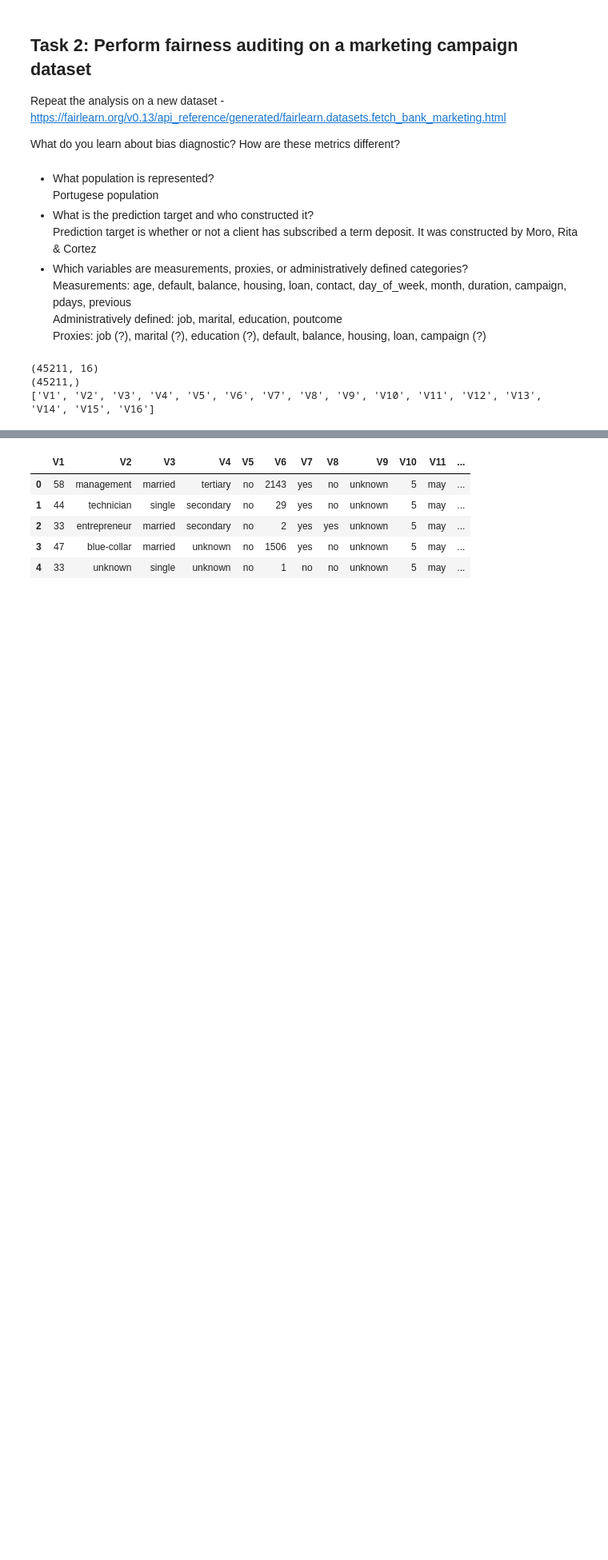
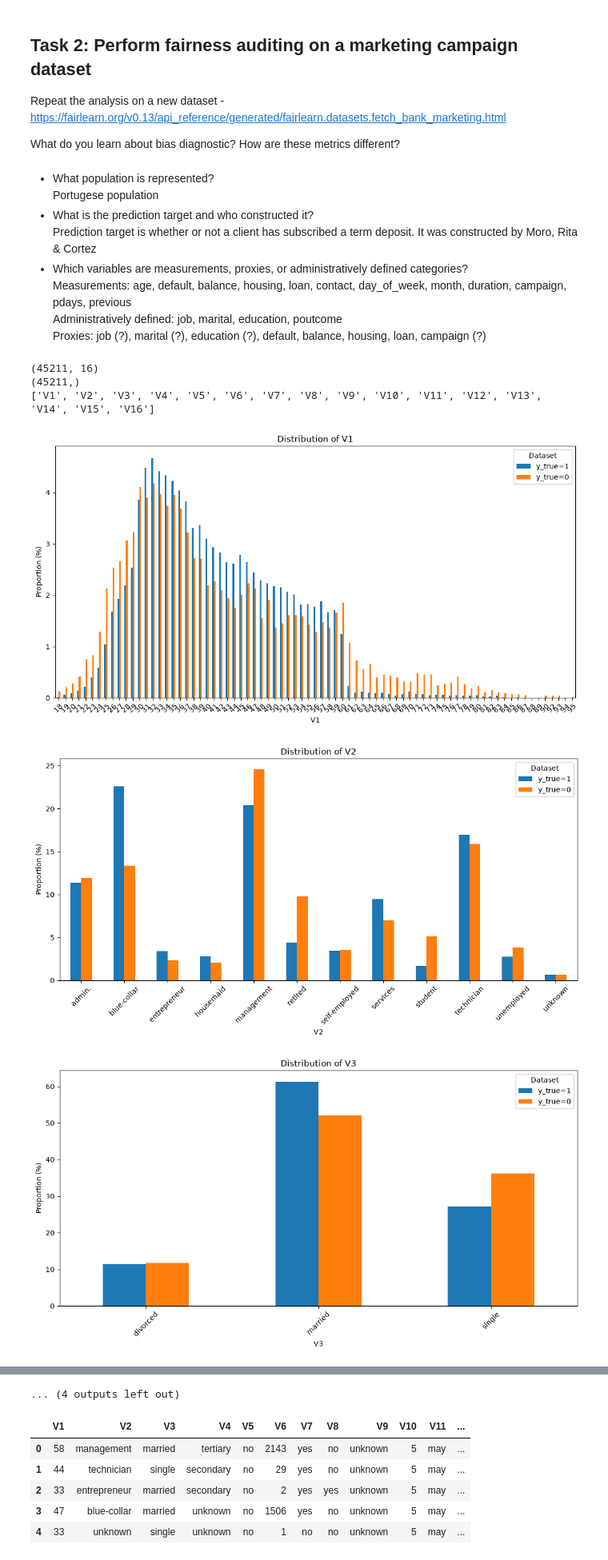
Before and after one commit to bellaVbsVbee/RAI, a Jupyter notebook: Project1/Bella_Week1_Guided_Fairness_Metrics_ACSIncome.ipynb, the cells around one changed output, grey strips where cells are left out. Shown at 80% size. Cells and saved outputs as stored; diff of their text form; code cells hidden in the pictures; blank space fills up the shorter version.

```diff
--- a/Project1/Bella_Week1_Guided_Fairness_Metrics_ACSIncome.ipynb
+++ b/Project1/Bella_Week1_Guided_Fairness_Metrics_ACSIncome.ipynb
@@ -472,3 +472,33 @@ y = y.map({"1": 1, "2": 0})
 
 X = X.reset_index(drop=True)
 y_ref = y.squeeze().astype(int).reset_index(drop=True)
+# %%
+def compare_distribution_income(column):
+
+    X_plus = X[y_ref == 1]
+    X_minus = X[y_ref == 0]
+
+    # Calculate proportions
+    prop21 = X_plus[column].value_counts(normalize=True) * 100
+    prop20 = X_minus[column].value_counts(normalize=True) * 100
+
+    # Combine into one DataFrame so categories are aligned
+    proportions = pd.concat( [prop21, prop20], axis=1, keys=["y_true=1", "y_true=0"] ).fillna(0)
+
+    # Plot
+    proportions = proportions.sort_values(column)
+    proportions.plot( kind="bar", figsize=(11, 6) )
+    plt.xlabel(column)
+    plt.ylabel("Proportion (%)")
+    plt.title(f"Distribution of {column}")
+    plt.xticks(rotation=45)
+    plt.legend(title="Dataset")
+    plt.tight_layout()
+    plt.show()
+# %%
+for col in X.columns:
+    compare_distribution_income(col)
+# %% [output]
+[figure, added]
+[figure, added]
+[figure, added]
@@ -475 +514,2 @@ y_ref = y.squeeze().astype(int).reset_index(drop=True)
+... (4 outputs left out)
 # %%
```
Also changed, not shown: parts of 2 cells of this notebook.
